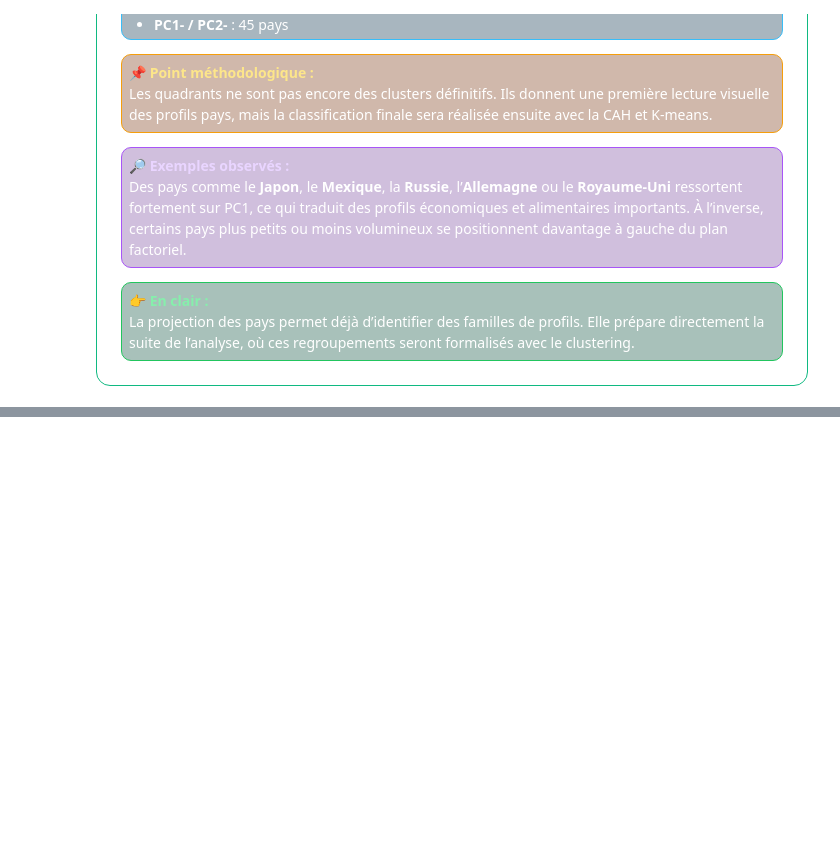
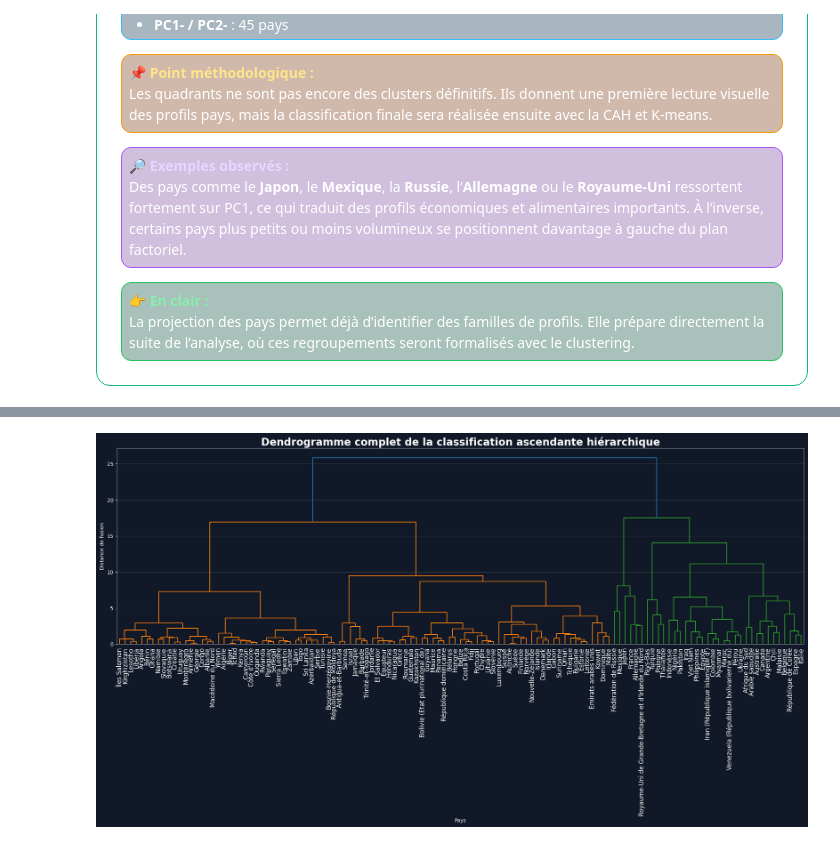
Before and after one commit to Stephane-OC/la-poule-qui-chante-market-study, a Jupyter notebook: ACP_clustering.ipynb, the cells around one changed output, grey strips where cells are left out. Drawn from its saved outputs; the diff is of its cells as text; code cells hidden in the pictures; blank space fills up the shorter version.

```diff
--- a/ACP_clustering.ipynb
+++ b/ACP_clustering.ipynb
@@ -2578,0 +2602,18 @@ plt.show()
+# %%
+# Calcul de la classification ascendante hiérarchique
+# La méthode de Ward est utilisée car elle cherche à créer des groupes homogènes
+# en minimisant la variance à l'intérieur des clusters
+from scipy.cluster.hierarchy import linkage
+
+Z = linkage(
+    X_cah,
+    method="ward"
+)
+
+print("✅ Classification ascendante hiérarchique calculée avec succès.")
+print("Dimensions de la matrice de linkage :", Z.shape)
+
+display(pd.DataFrame(
+    Z[:10],
+    columns=["cluster_1", "cluster_2", "distance", "nombre_pays_regroupes"]
+))
@@ -2606,3 +2714,44 @@ plt.show()
     <span>5.2 • Dendrogramme</span>
   </h3>
 </div>
+# %%
+# Visualisation du dendrogramme complet
+# Ce graphique montre l'ensemble des regroupements entre les pays.
+# Avec 125 pays, les noms sont nombreux : il sert surtout à valider la structure globale.
+from scipy.cluster.hierarchy import dendrogram
+
+fig, ax = plt.subplots(figsize=(24, 10))
+
+fig.patch.set_facecolor("#111827")
+ax.set_facecolor("#111827")
+
+dendrogram(
+    Z,
+    labels=zones.values,
+    leaf_rotation=90,
+    leaf_font_size=12,
+    color_threshold=None,
+    ax=ax
+)
+
+ax.set_title(
+    "Dendrogramme complet de la classification ascendante hiérarchique",
+    color="white",
+    fontsize=20,
+    fontweight="bold"
+)
+ax.set_xlabel("Pays", color="white")
+ax.set_ylabel("Distance de fusion", color="white")
+
+ax.tick_params(axis="x", colors="white")
+ax.tick_params(axis="y", colors="white")
+
+ax.grid(axis="y", alpha=0.25)
+
+for spine in ax.spines.values():
+    spine.set_color("#9CA3AF")
+
+plt.subplots_adjust(bottom=0.35)
+plt.show()
+# %% [output]
+[figure, added]
```
Also changed, not shown: parts of 42 cells of this notebook.
